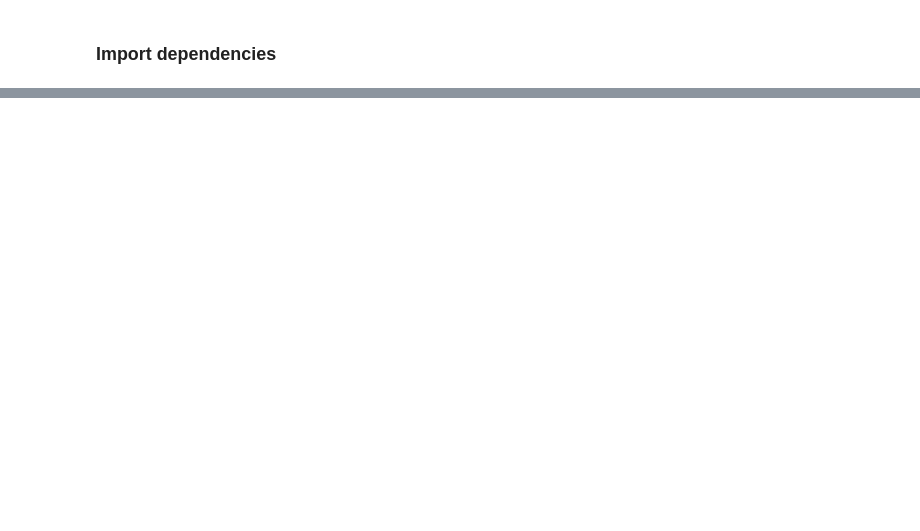
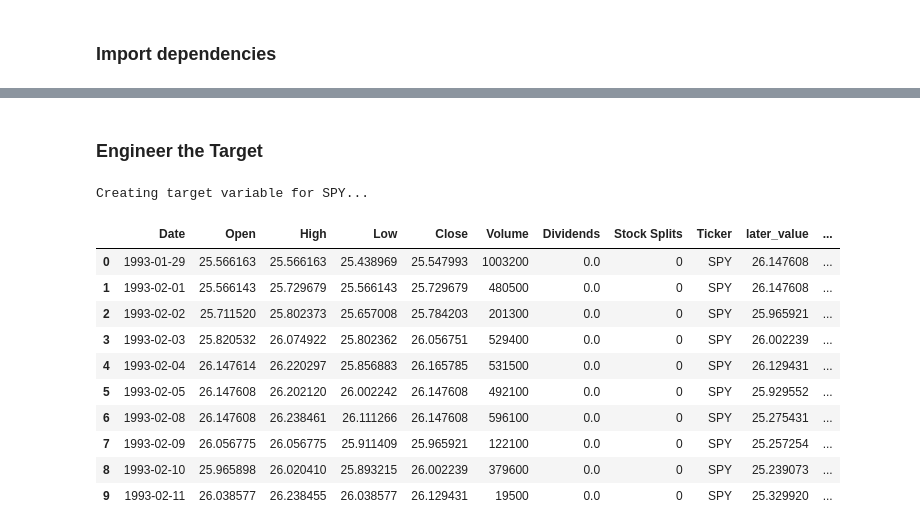
Before and after one commit to alextsourmas/money_robot_notebook, a Jupyter notebook: get_stock_data.ipynb, the cells around one changed output, grey strips where cells are left out. Drawn from its saved outputs; the diff is of its cells as text; code cells hidden in the pictures; blank space fills up the shorter version.

Commit message:
changed data saving

```diff
--- a/get_stock_data.ipynb
+++ b/get_stock_data.ipynb
@@ -10,0 +26,18 @@ ModuleNotFoundError: No module named 'pandas'
+# %%
+stock = 'SPY' #Select the stock you would like to get data for
+shift_periods = 5
+move_quantile = 0.82
+
+
+
+print('\nGetting stock data for {}...'.format(stock))
+stock_dataframe = yf.Ticker(stock)
+# stock_dataframe = stock_dataframe.history(period='10y')
+stock_dataframe = stock_dataframe.history(period='max') #Select the timeframe (1y, 5y, 10y, 20y, max)
+stock_dataframe = stock_dataframe.reset_index()
+stock_dataframe['Date'] = stock_dataframe['Date'].astype(str)
+stock_dataframe = stock_dataframe.reset_index(drop=True)
+stock_dataframe['Ticker'] = stock
+print('Loaded stock data into memory.')
+
+stock_dataframe.head(10) #Show stock dataframe
@@ -10,0 +58,24 @@ ModuleNotFoundError: No module named 'pandas'
+# %% [markdown]
+### Engineer the Target
+# %%
+
+print('\nCreating target variable for {}...'.format(stock))
+
+#Engineer the percent change over the shift period
+stock_dataframe['later_value'] = stock_dataframe['Close'].shift(periods=-shift_periods) #What was the value, lets say, 3 days from now?
+stock_dataframe['percent_difference'] = ((stock_dataframe['later_value'] - stock_dataframe['Close']) / stock_dataframe['Close']) #What percent did the stock go up or down
+
+stock_dataframe.head(10) #Show the dataframe and help understand what this looks like
+# %% [output]
+Creating target variable for SPY...
+|  | Date | Open | High | Low | Close | Volume | Dividends | Stock Splits | Ticker | later_value | ... |
+| 0 | 1993-01-29 | 25.566163 | 25.566163 | 25.438969 | 25.547993 | 1003200 | 0.0 | 0 | SPY | 26.147608 | ... |
+| 1 | 1993-02-01 | 25.566143 | 25.729679 | 25.566143 | 25.729679 | 480500 | 0.0 | 0 | SPY | 26.147608 | ... |
+| 2 | 1993-02-02 | 25.711520 | 25.802373 | 25.657008 | 25.784203 | 201300 | 0.0 | 0 | SPY | 25.965921 | ... |
+| 3 | 1993-02-03 | 25.820532 | 26.074922 | 25.802362 | 26.056751 | 529400 | 0.0 | 0 | SPY | 26.002239 | ... |
+| 4 | 1993-02-04 | 26.147614 | 26.220297 | 25.856883 | 26.165785 | 531500 | 0.0 | 0 | SPY | 26.129431 | ... |
+| 5 | 1993-02-05 | 26.147608 | 26.202120 | 26.002242 | 26.147608 | 492100 | 0.0 | 0 | SPY | 25.929552 | ... |
+| 6 | 1993-02-08 | 26.147608 | 26.238461 | 26.111266 | 26.147608 | 596100 | 0.0 | 0 | SPY | 25.275431 | ... |
+| 7 | 1993-02-09 | 26.056775 | 26.056775 | 25.911409 | 25.965921 | 122100 | 0.0 | 0 | SPY | 25.257254 | ... |
+| 8 | 1993-02-10 | 25.965898 | 26.020410 | 25.893215 | 26.002239 | 379600 | 0.0 | 0 | SPY | 25.239073 | ... |
+| 9 | 1993-02-11 | 26.038577 | 26.238455 | 26.038577 | 26.129431 | 19500 | 0.0 | 0 | SPY | 25.329920 | ... |
```
Also changed, not shown: parts of 14 cells of this notebook.
